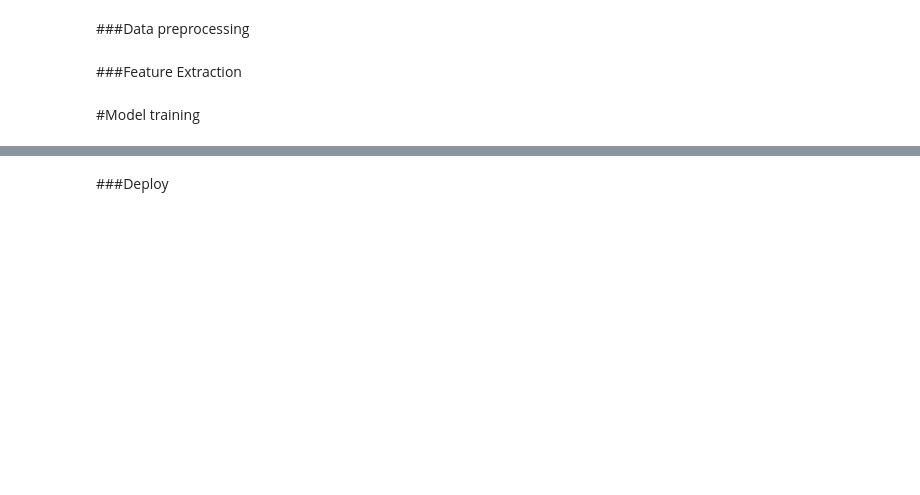
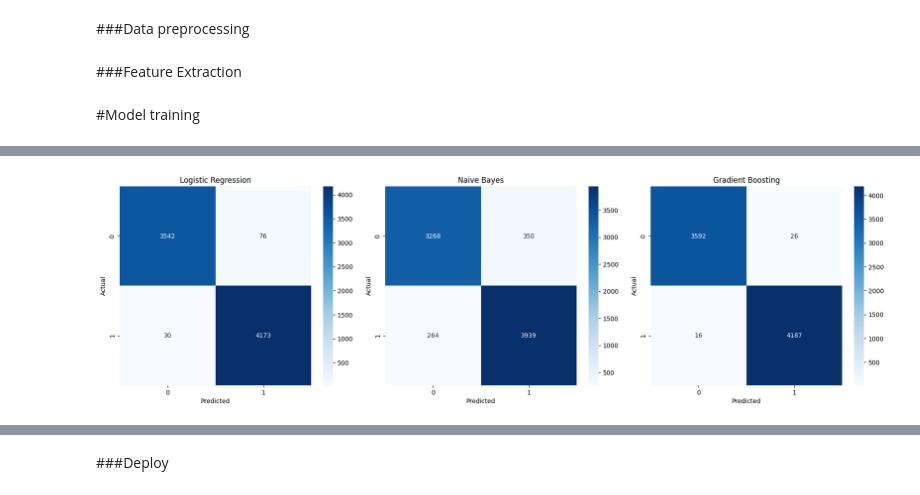
Before and after one commit to 257Group6/FakeNewsDetection, a Jupyter notebook: FakeNewsDetection.ipynb, the cells around one changed output, grey strips where cells are left out. Drawn from its saved outputs; the diff is of its cells as text; code cells hidden in the pictures; blank space fills up the shorter version.

Commit message:
best model updated and comparision

```diff
--- a/FakeNewsDetection.ipynb
+++ b/FakeNewsDetection.ipynb
@@ -94,12 +100,3 @@ y = df['label']
 X_train, X_test, y_train, y_test = train_test_split(X, y, test_size=0.2, random_state=42)
 # %% [markdown]
 #Model training
-# %%
-model = LogisticRegression(max_iter=1000)
-model.fit(X_train, y_train)
-# Predict on the test set
-y_pred = model.predict(X_test)
-print("\nLogistic Regression Performance:")
-print(f"Accuracy: {accuracy_score(y_test, y_pred):.4f}")
-print("\nClassification Report:")
-print(classification_report(y_test, y_pred, digits=4))
@@ -118,0 +103,82 @@ weighted avg     0.9872    0.9872    0.9872      8980
+# %%
+models = {
+    "Logistic Regression": LogisticRegression(max_iter=1000),
+    "Naive Bayes": MultinomialNB(),
+    # "SVM": SVC(C=1.0, kernel='linear', probability=True),
+    # "Random Forest": RandomForestClassifier(n_estimators=100, max_depth=10, min_samples_split=5),
+    "Gradient Boosting": GradientBoostingClassifier(n_estimators=100, learning_rate=0.1, max_depth=3, subsample=0.8),
+    # "KNN": KNeighborsClassifier(n_neighbors=5)
+}
+
+# Train models and collect results
+results = {}
+trained_models = {}
+for name, model in models.items():
+    model.fit(X_train, y_train)
+    y_pred = model.predict(X_test)
+    trained_models[name] = model
+    acc = accuracy_score(y_test, y_pred)
+    f1 = f1_score(y_test, y_pred)
+    cm = confusion_matrix(y_test, y_pred)
+
+    results[name] = {
+        "accuracy": acc,
+        "f1": f1,
+        "confusion_matrix": cm,
+        "y_pred": y_pred
+    }
+
+    print(f"\n{name} -> Accuracy: {acc:.4f}, F1 Score: {f1:.4f}")
+    print(classification_report(y_test, y_pred, target_names=["Fake", "Real"]))
+
+def model_score(res, f1_weight=0.6, acc_weight=0.4):
+    return f1_weight * res['f1'] + acc_weight * res['accuracy']
+
+
+# Confusion Matrices
+fig, axes = plt.subplots(2, 3, figsize=(18, 10))
+axes = axes.flatten()
+
+for i, (name, res) in enumerate(results.items()):
+    sns.heatmap(res['confusion_matrix'], annot=True, fmt='d', cmap='Blues', ax=axes[i])
+    axes[i].set_title(name)
+    axes[i].set_xlabel('Predicted')
+    axes[i].set_ylabel('Actual')
+
+# Hide unused subplots if less than 6 models
+for j in range(len(models), len(axes)):
+    fig.delaxes(axes[j])
+
+plt.tight_layout()
+plt.show()
+
+# Accuracy and F1 Score
+model_names = list(results.keys())
+accuracies = [results[name]['accuracy'] for name in model_names]
+f1_scores = [results[name]['f1'] for name in model_names]
+
+plt.figure(figsize=(12, 6))
+x = np.arange(len(model_names))
+width = 0.35
+
+bars1 = plt.bar(x - width / 2, accuracies, width, label='Accuracy')
+bars2 = plt.bar(x + width / 2, f1_scores, width, label='F1 Score')
+
+plt.ylabel('Score')
+plt.title('Model Performance Comparison')
+plt.xticks(x, model_names, rotation=45)
+plt.ylim(0, 1.1)
+
+# Add percentage labels
+for bar in bars1:
+    height = bar.get_height()
+    plt.text(bar.get_x() + bar.get_width()/2, height + 0.02, f'{height*100:.1f}%', ha='center')
+
+for bar in bars2:
+    height = bar.get_height()
+    plt.text(bar.get_x() + bar.get_width()/2, height + 0.02, f'{height*100:.1f}%', ha='center')
+
+plt.legend()
+plt.tight_layout()
+plt.show()
+# %% [output]
@@ -118,0 +202 @@ weighted avg     0.9872    0.9872    0.9872      8980
+[figure, added]
```
Also changed, not shown: parts of 16 cells of this notebook, 6 other files.
